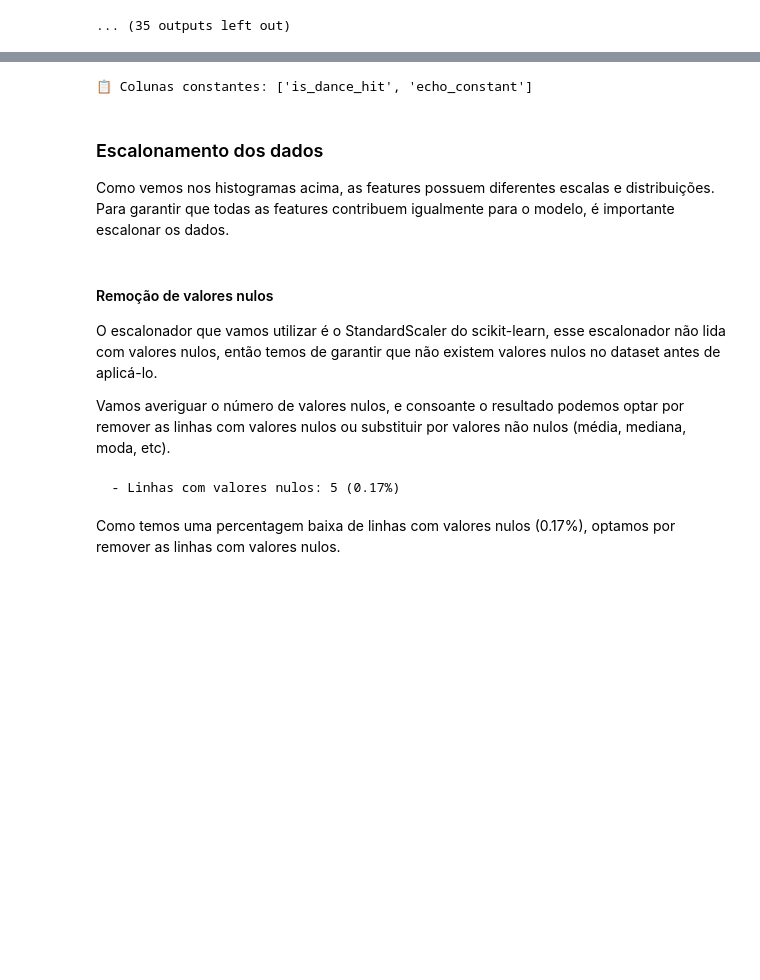
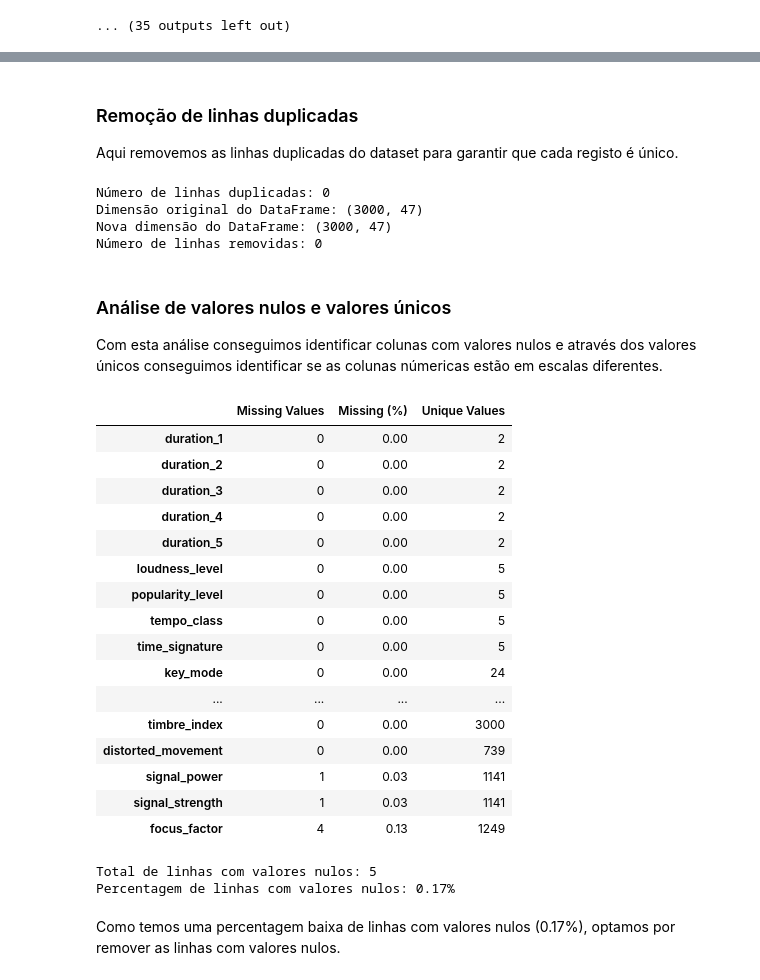
Before and after one commit to Mendoncaa/APRAU_G15, a Jupyter notebook: Projeto_1.ipynb, the cells around one changed output, grey strips where cells are left out. Saved outputs shown, nothing was run; the diff lists cells and outputs as text; code cells hidden in the pictures; blank space fills up the shorter version.

Commit message:
Remoção de linhas duplicadas, analise de valores unicos e escalas das colunas

```diff
--- a/Projeto_1.ipynb
+++ b/Projeto_1.ipynb
@@ -267,28 +253,62 @@ Estas colunas não fornecem informação útil para a modelagem e podem ser remo
-# %%
-const_cols = df.columns[df.nunique() <= 1].tolist()
-
-if const_cols:
-    print(f" Colunas constantes: {const_cols}")
-
-df = df.drop(columns=const_cols)
-# %% [output]
-📋 Colunas constantes: ['is_dance_hit', 'echo_constant']
-# %% [markdown]
-### Escalonamento dos dados
-Como vemos nos histogramas acima, as features possuem diferentes escalas e distribuições.
-Para garantir que todas as features contribuem igualmente para o modelo, é importante escalonar os dados.
+# %% [markdown]
+### Remoção de linhas duplicadas
+Aqui removemos as linhas duplicadas do dataset para garantir que cada registo é único.
+# %%
+n_duplicates = df.duplicated().sum()
+print(f"Número de linhas duplicadas: {n_duplicates}")
+print(f"Dimensão original do DataFrame: {df.shape}")
+
+# Remover linhas duplicadas
+df = df.drop_duplicates()
+
+# Verificar nova dimensão do DataFrame
+print(f"Nova dimensão do DataFrame: {df.shape}")
+print(f"Número de linhas removidas: {n_duplicates}")
+# %% [output]
+Número de linhas duplicadas: 0
+Dimensão original do DataFrame: (3000, 47)
+Nova dimensão do DataFrame: (3000, 47)
+Número de linhas removidas: 0
 # %% [markdown]
-#### Remoção de valores nulos
-O escalonador que vamos utilizar é o StandardScaler do scikit-learn, esse escalonador não lida com valores nulos, então temos de garantir que não existem valores nulos no dataset antes de aplicá-lo.
-
-Vamos averiguar o número de valores nulos, e consoante o resultado podemos optar por remover as linhas com valores nulos ou substituir por valores não nulos (média, mediana, moda, etc).
+### Análise de valores nulos e valores únicos
+Com esta análise conseguimos identificar colunas com valores nulos e através dos valores únicos conseguimos identificar se as colunas númericas estão em escalas diferentes.
 # %%
-null_count = df.isnull().any(axis=1).sum()
-total_rows = len(df)
-null_percentage = (null_count / total_rows) * 100
-print(f"  - Linhas com valores nulos: {null_count} ({null_percentage:.2f}%)")
+
+info_df = pd.DataFrame({
+    'Missing Values': df.isnull().sum(),
+    'Missing (%)': (df.isnull().sum() / len(df)) * 100,
+    'Unique Values': df.nunique(),
+})
+
+info_df = info_df.sort_values('Missing Values', ascending=True)
+
+info_df['Missing (%)'] = info_df['Missing (%)'].round(2)
+
+display(info_df)
+
+total_null_rows = df.isnull().any(axis=1).sum()
+print(f"\nTotal de linhas com valores nulos: {total_null_rows}")
+print(f"Percentagem de linhas com valores nulos: {(total_null_rows/len(df)*100):.2f}%")
 # %% [output]
+|  | Missing Values | Missing (%) | Unique Values |
+| duration_1 | 0 | 0.00 | 2 |
+| duration_2 | 0 | 0.00 | 2 |
+| duration_3 | 0 | 0.00 | 2 |
+| duration_4 | 0 | 0.00 | 2 |
+| duration_5 | 0 | 0.00 | 2 |
+| loudness_level | 0 | 0.00 | 5 |
+| popularity_level | 0 | 0.00 | 5 |
+| tempo_class | 0 | 0.00 | 5 |
+| time_signature | 0 | 0.00 | 5 |
+| key_mode | 0 | 0.00 | 24 |
+| ... | ... | ... | ... |
+| timbre_index | 0 | 0.00 | 3000 |
+| distorted_movement | 0 | 0.00 | 739 |
+| signal_power | 1 | 0.03 | 1141 |
+| signal_strength | 1 | 0.03 | 1141 |
+| focus_factor | 4 | 0.13 | 1249 |
-  - Linhas com valores nulos: 5 (0.17%)
+Total de linhas com valores nulos: 5
+Percentagem de linhas com valores nulos: 0.17%
 # %% [markdown]
 Como temos uma percentagem baixa de linhas com valores nulos (0.17%), optamos por remover as linhas com valores nulos.
 # %%
```
Also changed, not shown: parts of 11 cells of this notebook, 2 other files.
